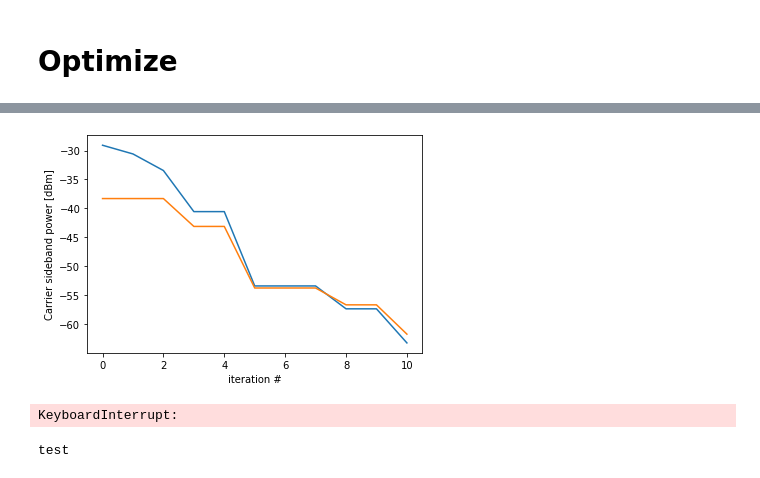
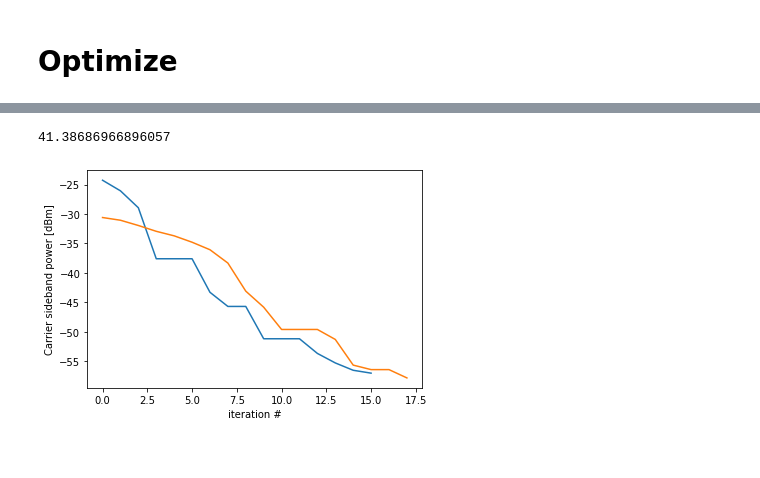
Before and after one commit to lukingroup/pylabnet, a Jupyter notebook: demo/iq-optimizer/IQOptimizer_demo.ipynb, the cells around one changed output, grey strips where cells are left out. Cells and saved outputs as stored; diff of their text form; code cells hidden in the pictures.

```diff
--- a/demo/iq-optimizer/IQOptimizer_demo.ipynb
+++ b/demo/iq-optimizer/IQOptimizer_demo.ipynb
@@ -104,2 +95,0 @@ opt_w_ports = IQ_w_ports(mw, hd, sa, 12e9,400e6,param_guess = ([90,1, 0.6, -0.00
-# %%
-opt1 = IQOptimizer_GD(mw, hd, sa, 12e9,400e6,param_guess = ([85,1, 0.6, -0.002, 0.006]), awg_delay_time=0.01, averages=10, HDAWG_ports=[1,2], min_power=-60, vi_step=0.1, vq_step=0.1)
@@ -108,16 +96,11 @@ opt1 = IQOptimizer_GD(mw, hd, sa, 12e9,400e6,param_guess = ([85,1, 0.6, -0.002,
-# %%
-opt1.opt()
-# %% [output]
-[figure, removed]
-# %%
-opt1.opt_lower_sideband()
-# %% [output]
-KeyboardInterrupt:
-# %%
-import pylabnet.utils.iq_upconversion.iq_upconversion_misc as ium
-ium.get_power_at_harmonics(sa, 12e9, 250e6, [-1, 0, 1, 2, 3])
-# %% [output]
-test
+# %%
+import time
+start = time.time()
+opt1.opt()
+print(time.time()-start)
+# %% [output]
+41.38686966896057
+[figure, added]
 # %%
 sa.plot_trace()
 # %% [output]
```
Also changed, not shown: parts of 12 cells of this notebook, 2 other files.
